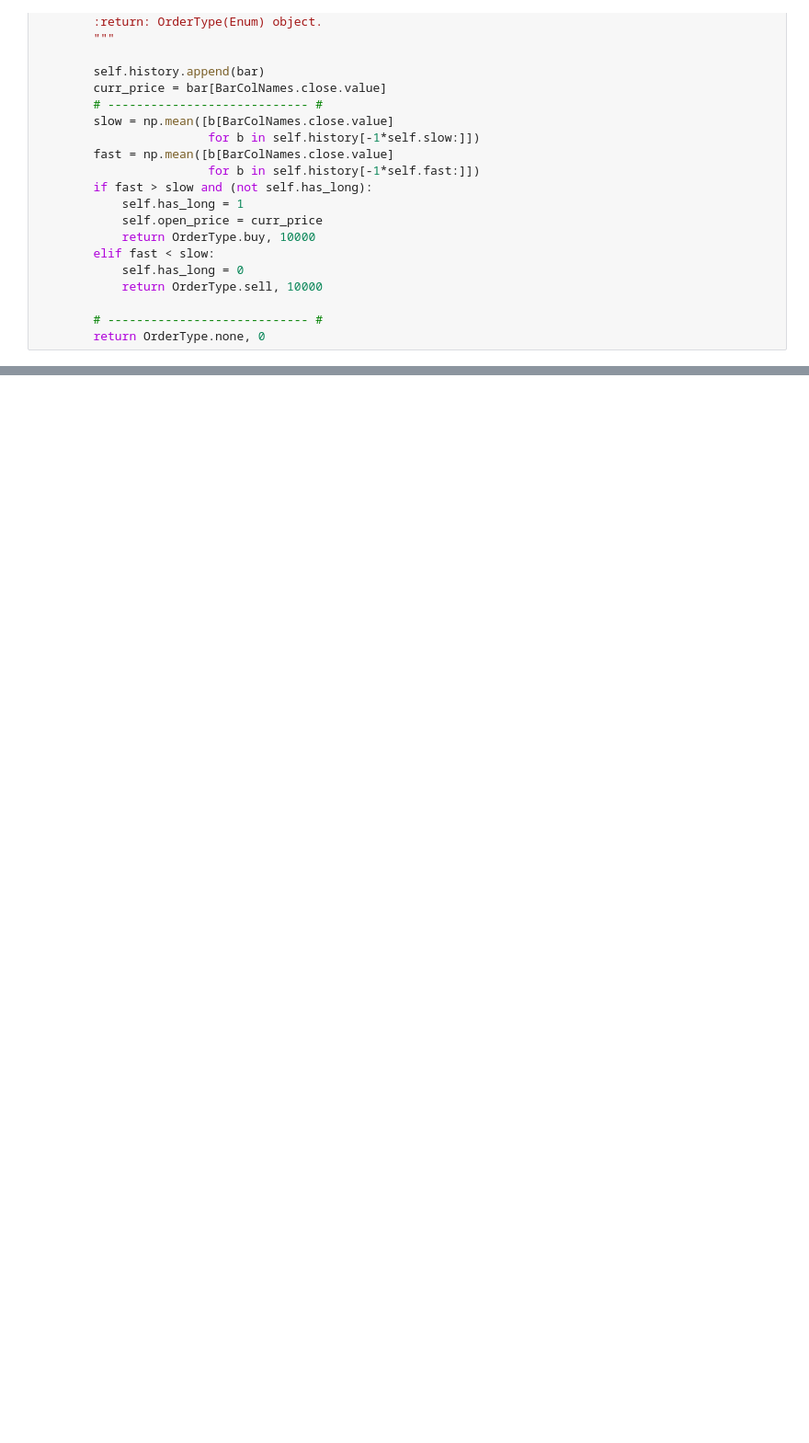
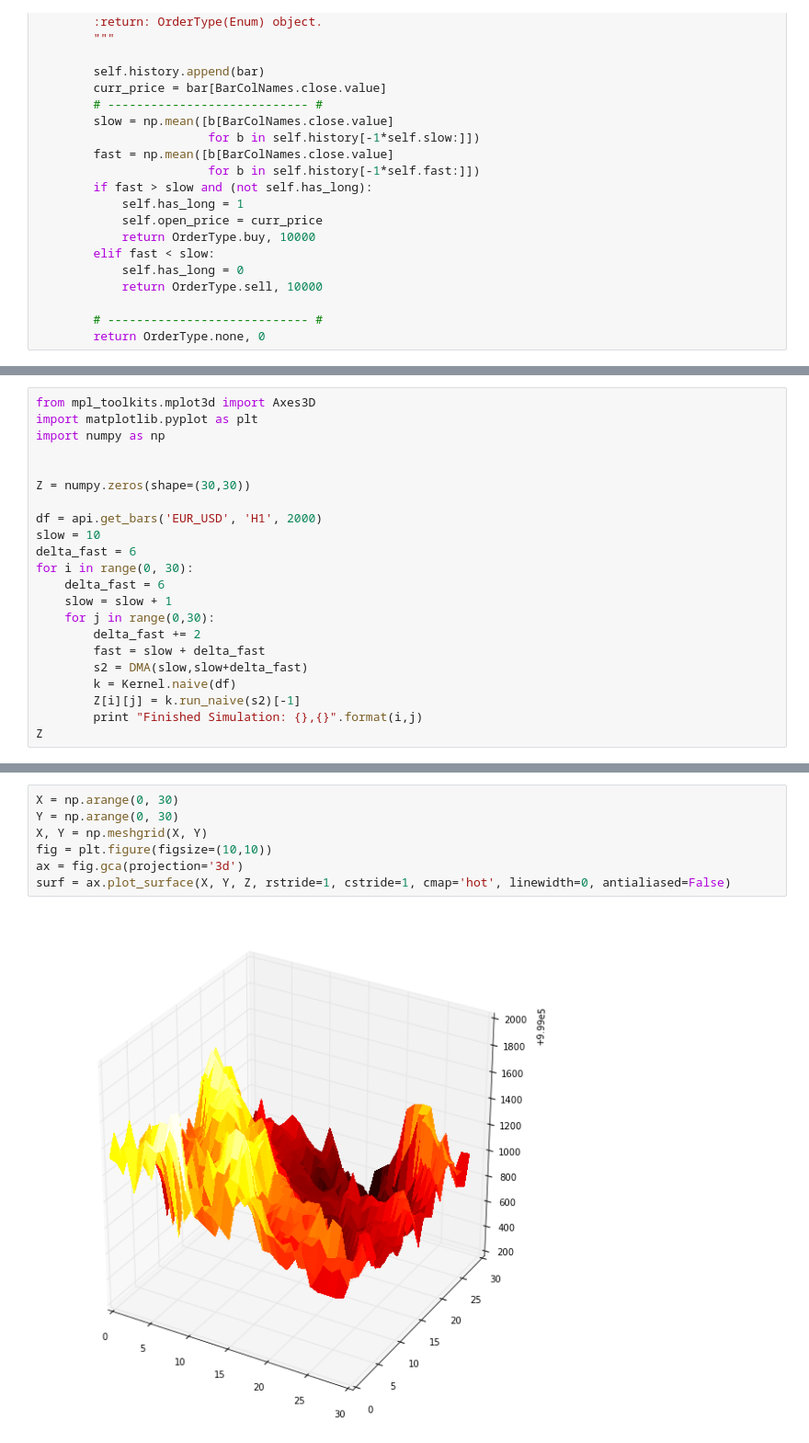
Before and after one commit to Cloud-hyh/OANDA-Forex, a Jupyter notebook: notes_ts.ipynb, the cells around one changed output, grey strips where cells are left out. Shown: that part at 92% size. Drawn from its saved outputs; the diff is of its cells as text; blank space fills up the shorter version.

```diff
--- a/notes_ts.ipynb
+++ b/notes_ts.ipynb
@@ -177,0 +231,22 @@ ax1,ax2,ax3 = report(k,ma1=7,ma2=200)
+# %%
+from mpl_toolkits.mplot3d import Axes3D
+import matplotlib.pyplot as plt
+import numpy as np
+
+
+Z = numpy.zeros(shape=(30,30))
+
+df = api.get_bars('EUR_USD', 'H1', 2000)
+slow = 10
+delta_fast = 6
+for i in range(0, 30):
+    delta_fast = 6
+    slow = slow + 1
+    for j in range(0,30):
+        delta_fast += 2
+        fast = slow + delta_fast
+        s2 = DMA(slow,slow+delta_fast)
+        k = Kernel.naive(df)
+        Z[i][j] = k.run_naive(s2)[-1]
+        print "Finished Simulation: {},{}".format(i,j)
+Z
@@ -177,0 +288,9 @@ ax1,ax2,ax3 = report(k,ma1=7,ma2=200)
+# %%
+X = np.arange(0, 30)
+Y = np.arange(0, 30)
+X, Y = np.meshgrid(X, Y)
+fig = plt.figure(figsize=(10,10))
+ax = fig.gca(projection='3d')
+surf = ax.plot_surface(X, Y, Z, rstride=1, cstride=1, cmap='hot', linewidth=0, antialiased=False)
+# %% [output]
+[figure, added]
```
Also changed, not shown: parts of 10 cells of this notebook, 18 other files.
